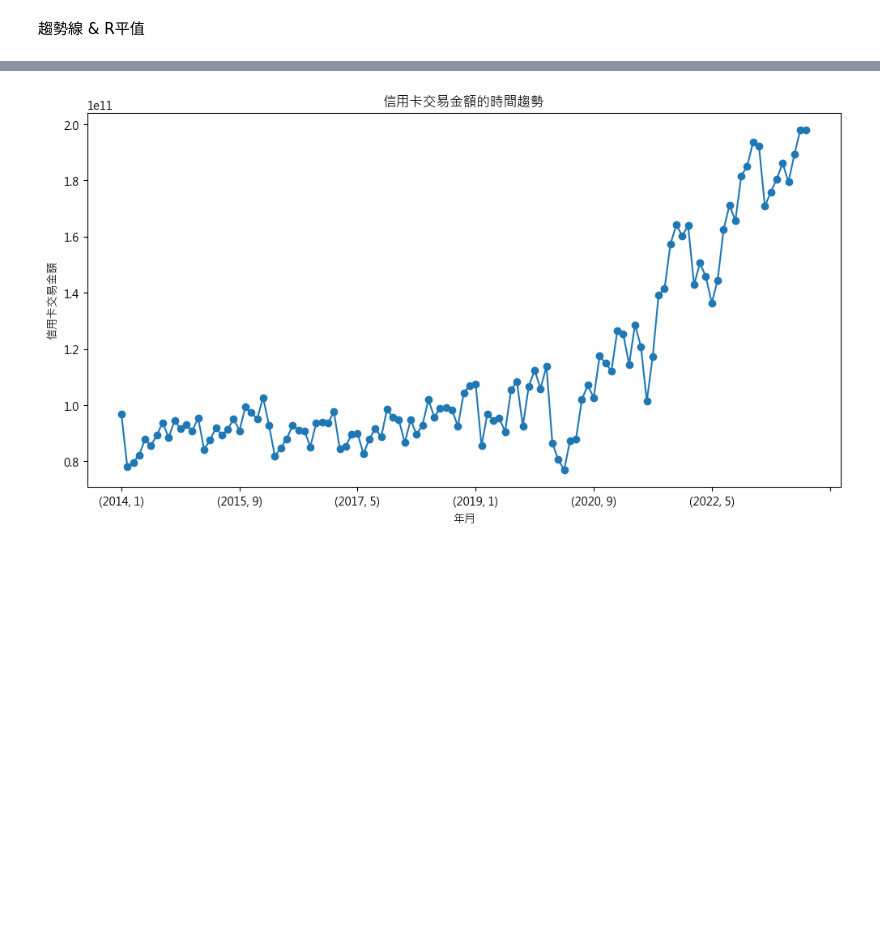
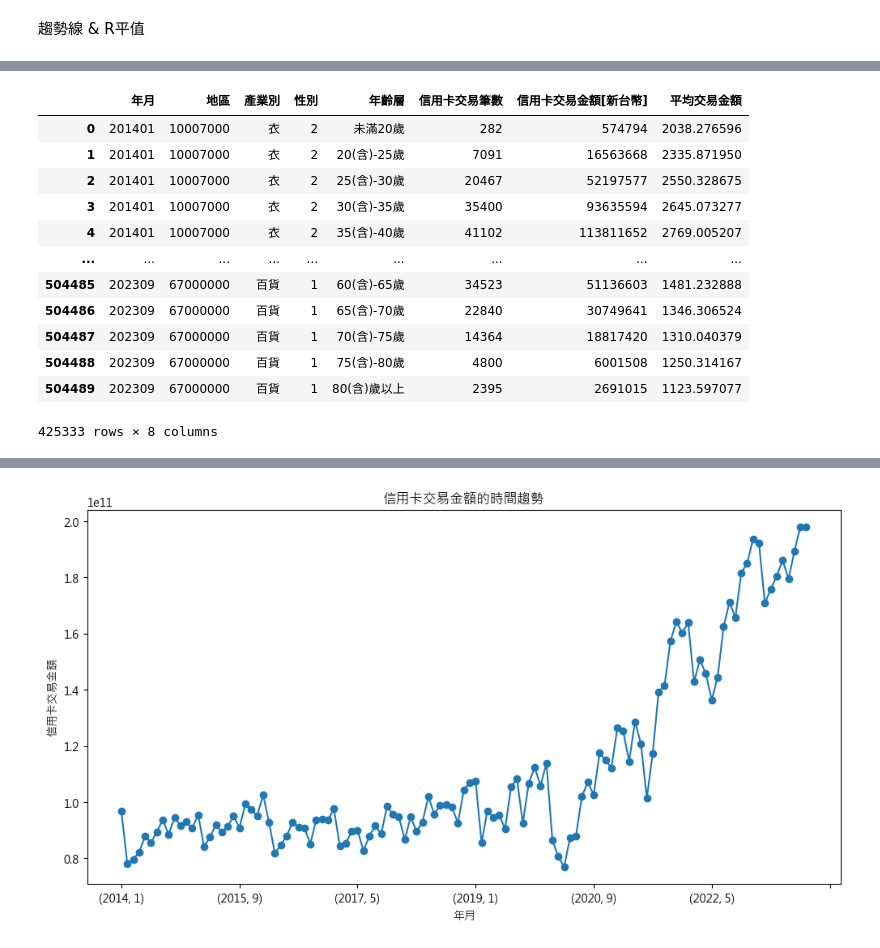
Before and after one commit to George1120901/..__creditcard__, a Jupyter notebook: test5-heatMap.ipynb, the cells around one changed output, grey strips where cells are left out. Saved outputs shown, nothing was run; the diff lists cells and outputs as text; code cells hidden in the pictures; blank space fills up the shorter version.

```diff
--- a/test5-heatMap.ipynb
+++ b/test5-heatMap.ipynb
@@ -883,3 +883,6 @@ pivot_table_area.reset_index(inplace=True)
 print(pivot_table_area)
 # %% [markdown]
 趨勢線 & R平值
+# %%
+df_age= pd.read_csv('./age.csv')
+df_age
@@ -885,0 +903,22 @@ print(pivot_table_area)
+# %%
+other = df_age["產業別"] != '其他'
+df_live = df_age[other]
+df_live = df_live.loc[df_live['信用卡交易筆數'] != 0]
+df_live['平均交易金額'] = df_live['信用卡交易金額[新台幣]'] / df_live['信用卡交易筆數']
+df_live
+# 檢視是有空值
+# df_b.isnull()
+# %% [output]
+|  | 年月 | 地區 | 產業別 | 性別 | 年齡層 | 信用卡交易筆數 | 信用卡交易金額[新台幣] | 平均交易金額 |
+| 0 | 201401 | 10007000 | 衣 | 2 | 未滿20歲 | 282 | 574794 | 2038.276596 |
+| 1 | 201401 | 10007000 | 衣 | 2 | 20(含)-25歲 | 7091 | 16563668 | 2335.871950 |
+| 2 | 201401 | 10007000 | 衣 | 2 | 25(含)-30歲 | 20467 | 52197577 | 2550.328675 |
+| 3 | 201401 | 10007000 | 衣 | 2 | 30(含)-35歲 | 35400 | 93635594 | 2645.073277 |
+| 4 | 201401 | 10007000 | 衣 | 2 | 35(含)-40歲 | 41102 | 113811652 | 2769.005207 |
+| ... | ... | ... | ... | ... | ... | ... | ... | ... |
+| 504485 | 202309 | 67000000 | 百貨 | 1 | 60(含)-65歲 | 34523 | 51136603 | 1481.232888 |
+| 504486 | 202309 | 67000000 | 百貨 | 1 | 65(含)-70歲 | 22840 | 30749641 | 1346.306524 |
+| 504487 | 202309 | 67000000 | 百貨 | 1 | 70(含)-75歲 | 14364 | 18817420 | 1310.040379 |
+| 504488 | 202309 | 67000000 | 百貨 | 1 | 75(含)-80歲 | 4800 | 6001508 | 1250.314167 |
+| 504489 | 202309 | 67000000 | 百貨 | 1 | 80(含)歲以上 | 2395 | 2691015 | 1123.597077 |
+425333 rows × 8 columns
```
Also changed, not shown: parts of 7 cells of this notebook, 1 other file.
